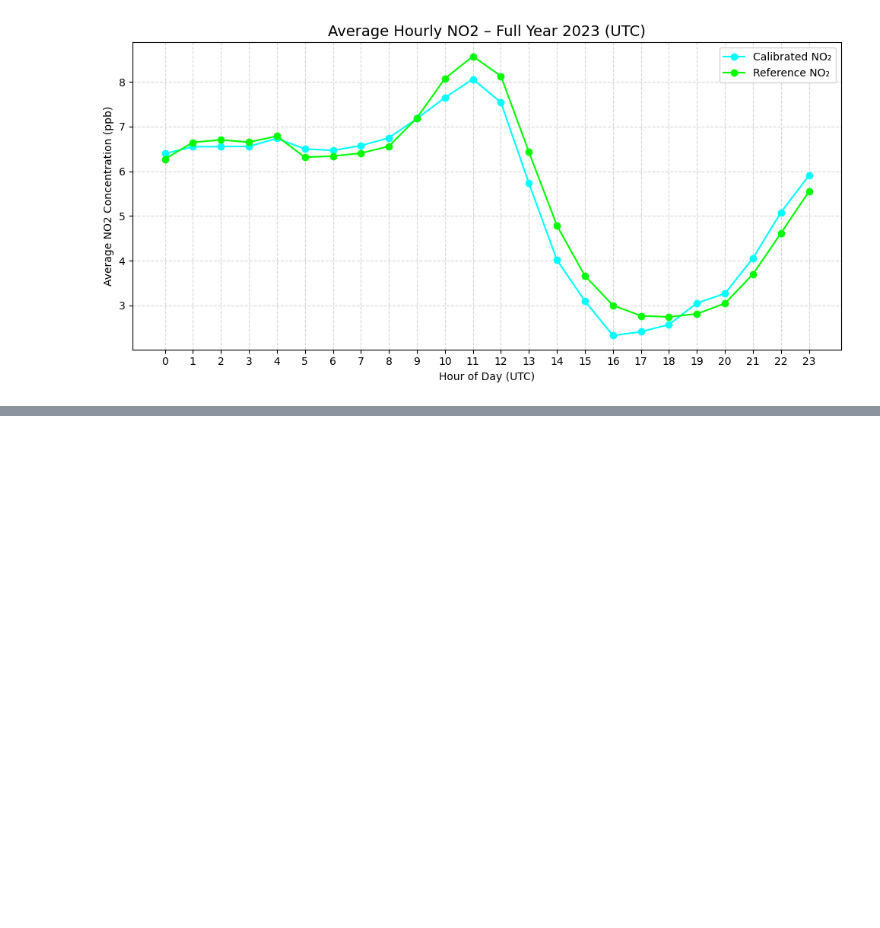
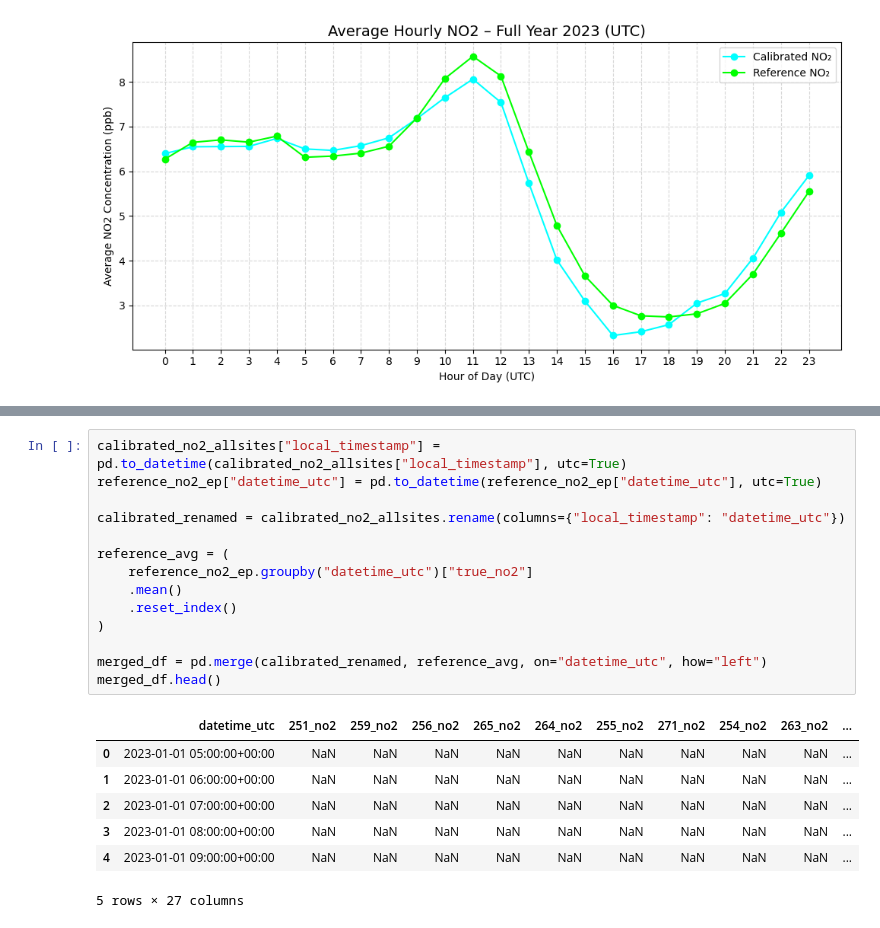
Before and after one commit to jacklardner/calibrated-no2-EDA, a Jupyter notebook: calibrated_to_EP.ipynb, the cells around one changed output, grey strips where cells are left out. Cells and saved outputs as stored; diff of their text form; blank space fills up the shorter version.

```diff
--- a/calibrated_to_EP.ipynb
+++ b/calibrated_to_EP.ipynb
@@ -801,0 +844,22 @@ plt.show()
+# %%
+calibrated_no2_allsites["local_timestamp"] = pd.to_datetime(calibrated_no2_allsites["local_timestamp"], utc=True)
+reference_no2_ep["datetime_utc"] = pd.to_datetime(reference_no2_ep["datetime_utc"], utc=True)
+
+calibrated_renamed = calibrated_no2_allsites.rename(columns={"local_timestamp": "datetime_utc"})
+
+reference_avg = (
+    reference_no2_ep.groupby("datetime_utc")["true_no2"]
+    .mean()
+    .reset_index()
+)
+
+merged_df = pd.merge(calibrated_renamed, reference_avg, on="datetime_utc", how="left")
+merged_df.head()
+# %% [output]
+|  | datetime_utc | 251_no2 | 259_no2 | 256_no2 | 265_no2 | 264_no2 | 255_no2 | 271_no2 | 254_no2 | 263_no2 | ... |
+| 0 | 2023-01-01 05:00:00+00:00 | NaN | NaN | NaN | NaN | NaN | NaN | NaN | NaN | NaN | ... |
+| 1 | 2023-01-01 06:00:00+00:00 | NaN | NaN | NaN | NaN | NaN | NaN | NaN | NaN | NaN | ... |
+| 2 | 2023-01-01 07:00:00+00:00 | NaN | NaN | NaN | NaN | NaN | NaN | NaN | NaN | NaN | ... |
+| 3 | 2023-01-01 08:00:00+00:00 | NaN | NaN | NaN | NaN | NaN | NaN | NaN | NaN | NaN | ... |
+| 4 | 2023-01-01 09:00:00+00:00 | NaN | NaN | NaN | NaN | NaN | NaN | NaN | NaN | NaN | ... |
+5 rows × 27 columns
```
Also changed, not shown: parts of 5 cells of this notebook.
